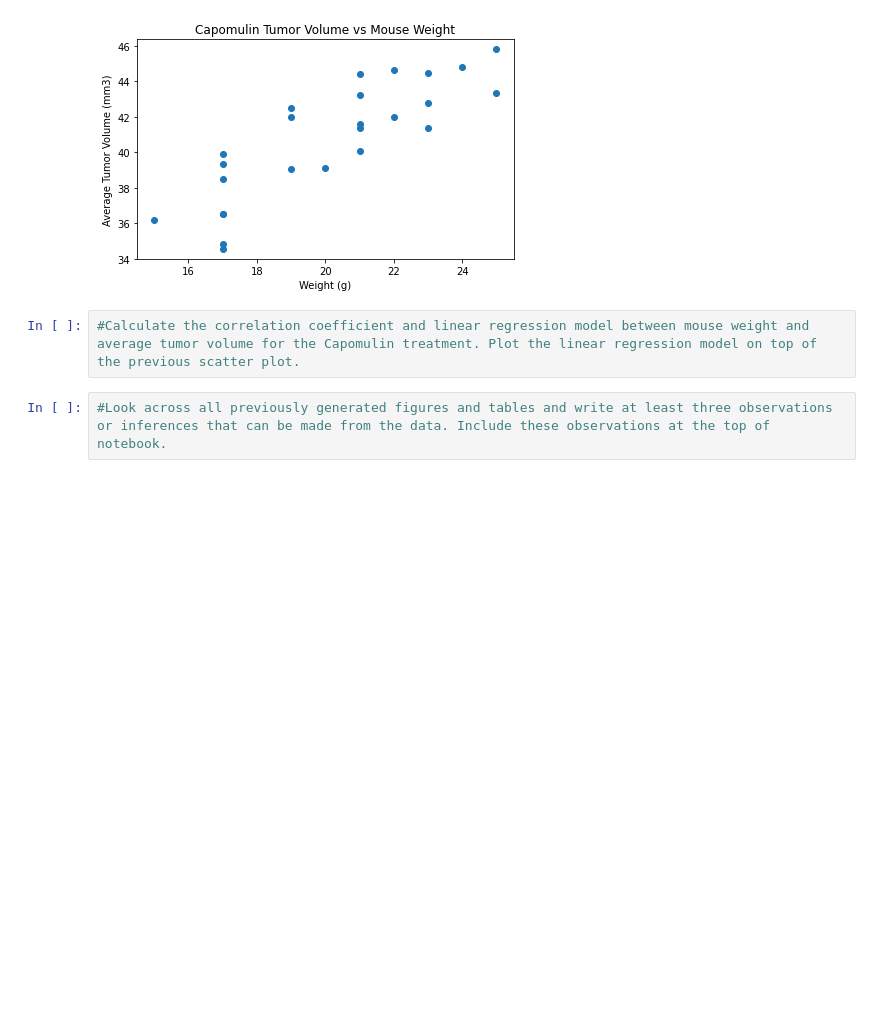
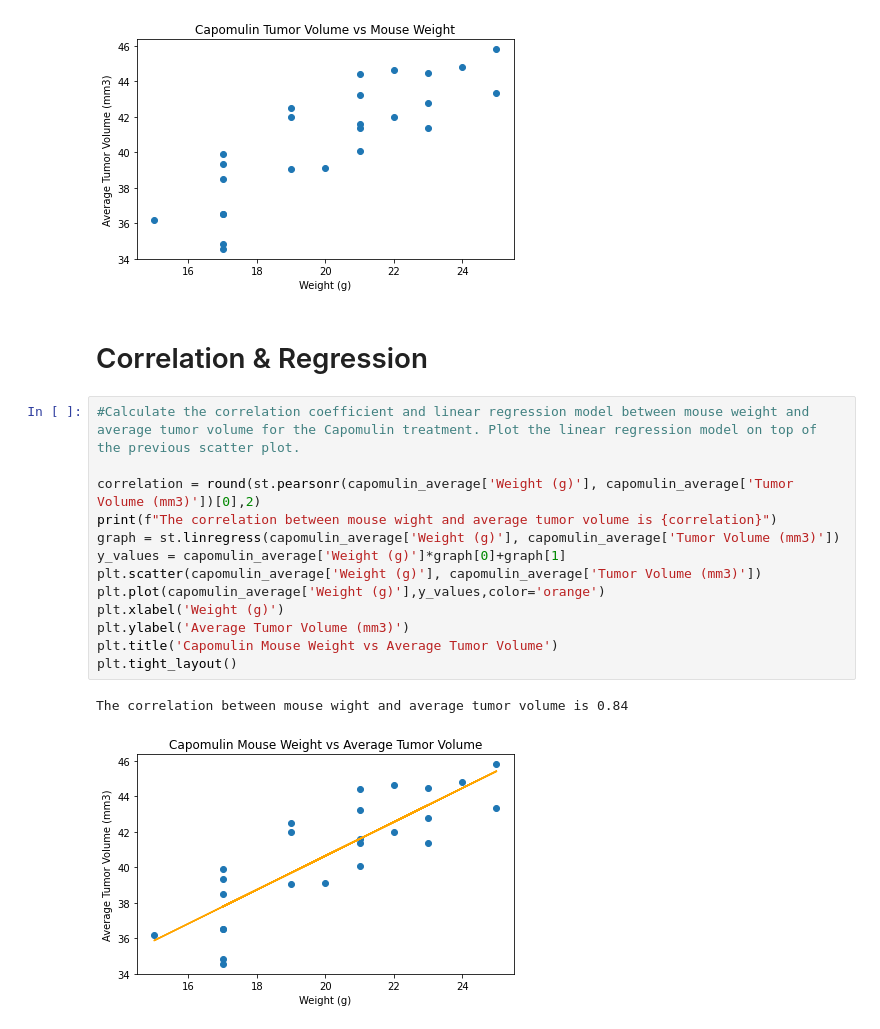
Before and after one commit to josiedeleon/Matplotlib--The-Power-of-Plots, a Jupyter notebook: Pymaceuticals.ipynb, the cells around one changed output. Saved outputs shown, nothing was run; the diff lists cells and outputs as text; blank space fills up the shorter version.

Commit message:
add correlation and regression plot

```diff
--- a/Pymaceuticals.ipynb
+++ b/Pymaceuticals.ipynb
@@ -344,7 +350,21 @@ plt.title('Capomulin Tumor Volume vs Mouse Weight')
 plt.tight_layout()
 # %% [output]
 [figure]
-# %%
-#Calculate the correlation coefficient and linear regression model between mouse weight and average tumor volume for the Capomulin treatment. Plot the linear regression model on top of the previous scatter plot.
-# %%
-#Look across all previously generated figures and tables and write at least three observations or inferences that can be made from the data. Include these observations at the top of notebook.
+# %% [markdown]
+# Correlation & Regression
+# %%
+#Calculate the correlation coefficient and linear regression model between mouse weight and average tumor volume for the Capomulin treatment. Plot the linear regression model on top of the previous scatter plot.
+
+correlation = round(st.pearsonr(capomulin_average['Weight (g)'], capomulin_average['Tumor Volume (mm3)'])[0],2)
+print(f"The correlation between mouse wight and average tumor volume is {correlation}")
+graph = st.linregress(capomulin_average['Weight (g)'], capomulin_average['Tumor Volume (mm3)'])
+y_values = capomulin_average['Weight (g)']*graph[0]+graph[1]
+plt.scatter(capomulin_average['Weight (g)'], capomulin_average['Tumor Volume (mm3)'])
+plt.plot(capomulin_average['Weight (g)'],y_values,color='orange')
+plt.xlabel('Weight (g)')
+plt.ylabel('Average Tumor Volume (mm3)')
+plt.title('Capomulin Mouse Weight vs Average Tumor Volume')
+plt.tight_layout()
+# %% [output]
+The correlation between mouse wight and average tumor volume is 0.84
+[figure, added]
```
Also changed, not shown: parts of 1 cell of this notebook.
